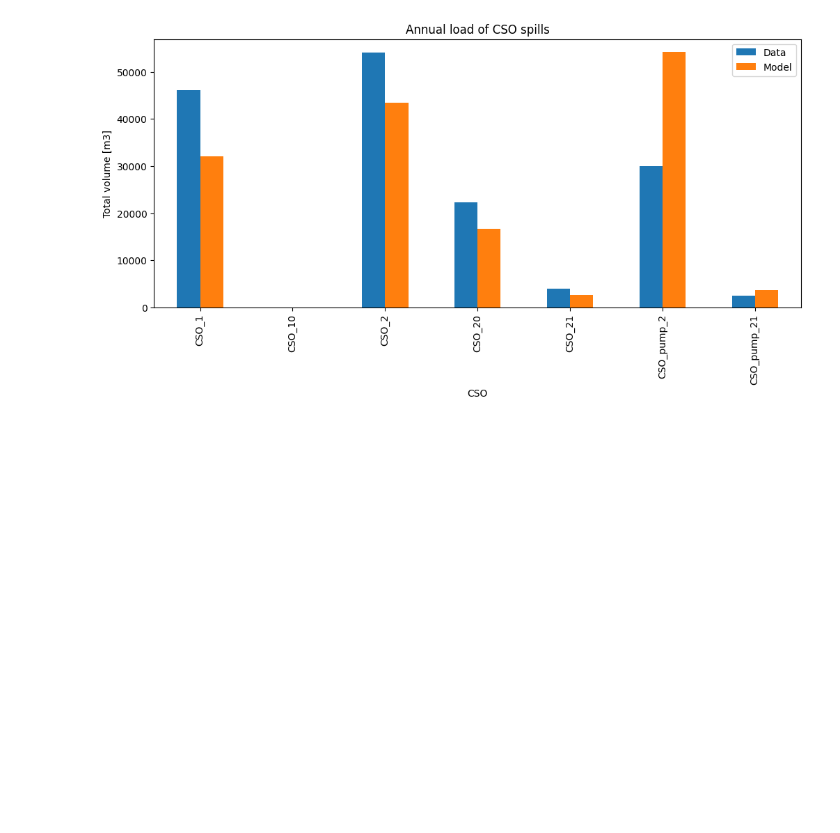
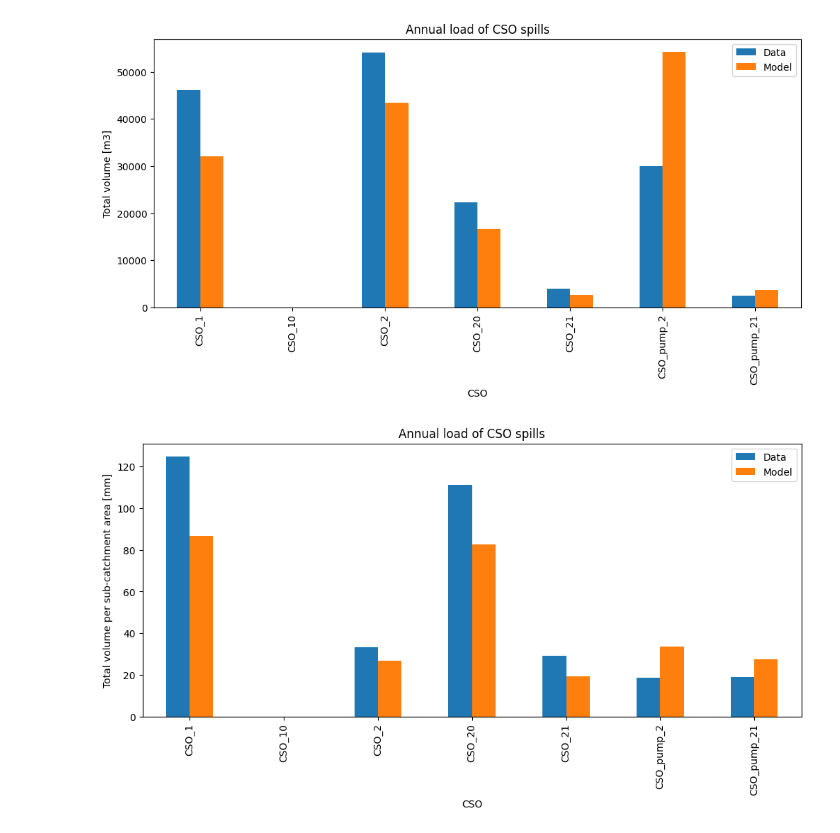
Before and after one commit to jipsteiger/ENVM1601, a Jupyter notebook: RTC/rtc_week_1.ipynb, the cells around one changed output. Drawn from its saved outputs; the diff is of its cells as text; code cells hidden in the pictures; blank space fills up the shorter version.

```diff
--- a/RTC/rtc_week_1.ipynb
+++ b/RTC/rtc_week_1.ipynb
@@ -71,3 +71,14 @@ plt.title('Annual load of CSO spills')
 plt.show()
 # %% [output]
 [figure]
+# %%
+combined_data_summed = pd.concat([cso_data_combined.sum() / [370, 879, 1620, 201, 134, 1620, 134], cso_model_combined.sum() / [370, 879, 1620, 201, 134, 1620, 134]], axis=1)
+combined_data_summed.columns = ['Data', 'Model']
+
+combined_data_summed.plot(kind='bar', figsize=(12, 5))
+plt.xlabel('CSO')
+plt.ylabel('Total volume per sub-catchment area [mm]')
+plt.title('Annual load of CSO spills')
+plt.show()
+# %% [output]
+[figure, added]
```
Also changed, not shown: parts of 5 cells of this notebook.
